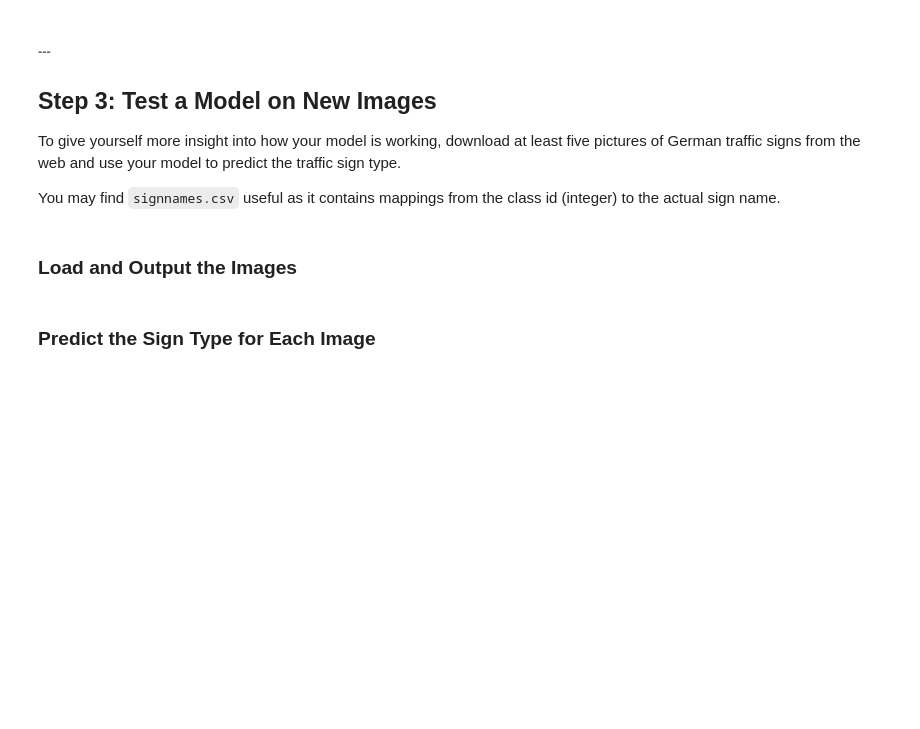
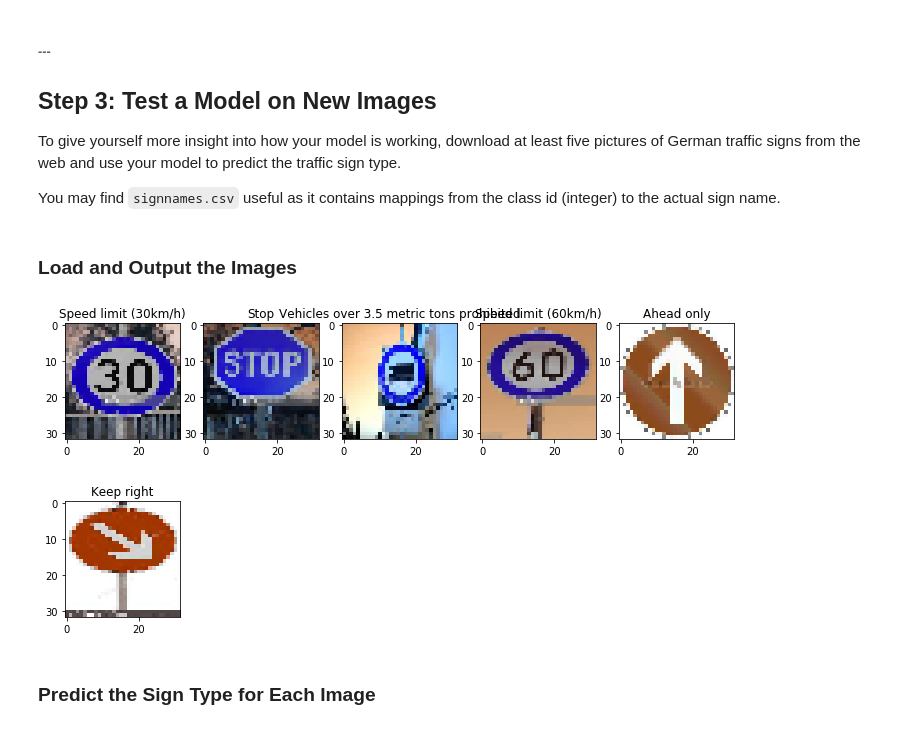
Before and after one commit to licq/CarND-Traffic-Sign-Classifier-Project, a Jupyter notebook: Traffic_Sign_Classifier.ipynb, the cells around one changed output. Saved outputs shown, nothing was run; the diff lists cells and outputs as text; code cells hidden in the pictures; blank space fills up the shorter version.

```diff
--- a/Traffic_Sign_Classifier.ipynb
+++ b/Traffic_Sign_Classifier.ipynb
@@ -368,3 +379,35 @@ You may find `signnames.csv` useful as it contains mappings from the class id (i
+# %%
+### Load the images and plot them here.
+### Feel free to use as many code cells as needed.
+import os
+
+new_images_folder = 'new_images/'
+X_test_new = []
+y_test_new = []
+
+for file in os.listdir(new_images_folder):
+    if not file.endswith('jpeg'):
+        continue
+    img = cv2.imread(new_images_folder + file)
+    img = cv2.resize(img, (32,32))
+    X_test_new.append(img)
+    y_test_new.append(int(file.split('.')[0]))
+
+X_test_new = np.array(X_test_new)
+y_test_new = np.array(y_test_new)
+
+for index,label in enumerate(y_test_new):
+    img_index = (index + 1) % 5
+    if img_index == 1:
+        plt.figure(figsize=(12,6))
+    if img_index == 0:
+        img_index = 5
+    plt.subplot(1,5,img_index)
+    plt.title(signnames[label])
+    plt.imshow(X_test_new[index])
+# %% [output]
+[figure, added]
+[figure, added]
 # %% [markdown]
 ### Predict the Sign Type for Each Image
 # %%
```
Also changed, not shown: parts of 13 cells of this notebook, 12 other files.
